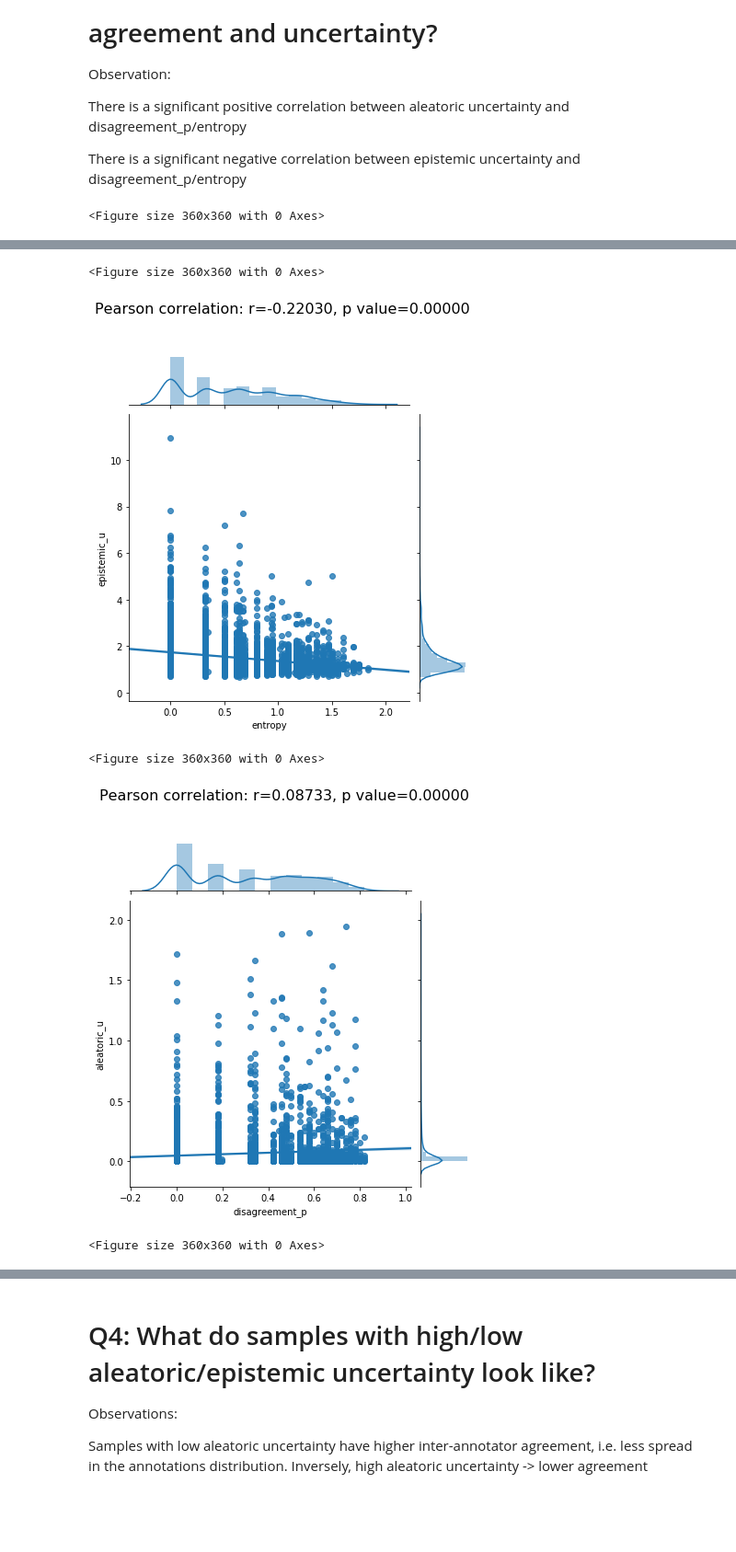
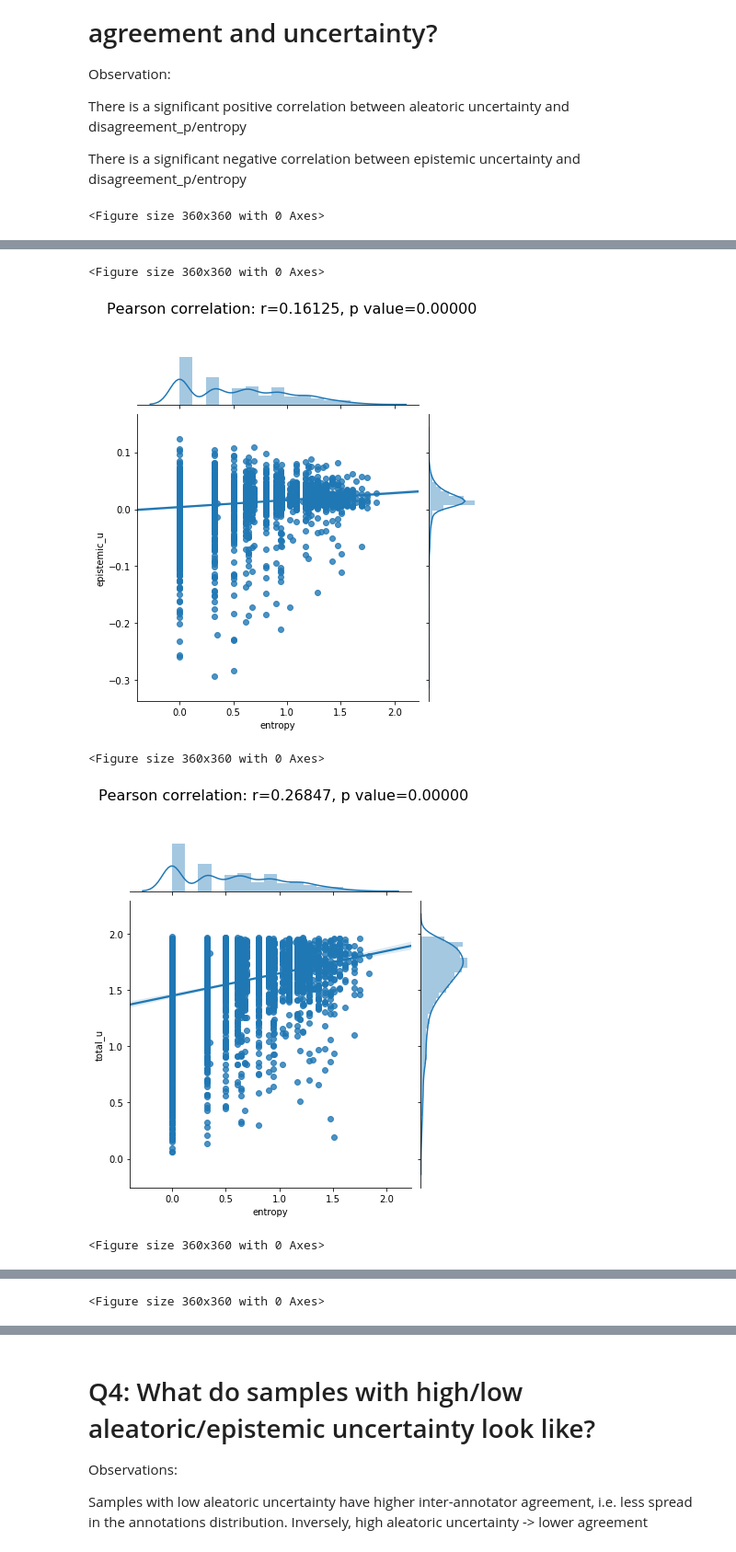
Before and after one commit to asmadotgh/unc-net, a Jupyter notebook: src/uncnet_exploration.ipynb, the cells around one changed output, grey strips where cells are left out. Shown at 92% size. Drawn from its saved outputs; the diff is of its cells as text; code cells hidden in the pictures; blank space fills up the shorter version.

Commit message:
changing how aleatoric and epistemic are being calculated: entropy

```diff
--- a/src/uncnet_exploration.ipynb
+++ b/src/uncnet_exploration.ipynb
@@ -167,10 +253,11 @@ Loading best checkpoints per uncertainty type
 # BEST_CHECKPOINTS = {'none': 1068, 'aleatoric':1012 ,'epistemic': 319 , 'both':53} # TODO only none is done
 # BEST_CHECKPOINTS = {'none': 403, 'aleatoric':353 ,'epistemic': 406 , 'both':192}
 # BEST_CHECKPOINTS = {'none': 403, 'aleatoric':428 ,'epistemic': 406 , 'both':192}
-BEST_CHECKPOINTS = {'none': 403, 'aleatoric':428 ,'epistemic': 474 , 'both':530}
+# BEST_CHECKPOINTS = {'none': 403, 'aleatoric':428 ,'epistemic': 474 , 'both':530}
+BEST_CHECKPOINTS = {'none': 403, 'aleatoric':4194 ,'epistemic': 474 , 'both':4079}
 
 # using logits (_u) or probabilities (_p_u) uncertainties?
-unc_postfix = '_u' #'_p_u'
+unc_postfix = '_u' #'_p_u' is legacy
 # %% [markdown]
 # Q1: Does modeling uncertainty improve accuracy?
 
@@ -248,6 +355,6 @@ dataset = pd.read_csv(filename)
 test = dataset[dataset['dataset'] == 'PublicTest'].reset_index(drop=True)
 test['original_ind'] = test.index
 # %%
-loss, score, class_probabilities, aleatoric_u, aleatoric_p_u, epistemic_u, epistemic_p_u = get_performance_on_data(
-    BEST_CHECKPOINTS, 'both', test_embeddings, test_labels)
+loss, score, class_probabilities, total_u, aleatoric_u, epistemic_u = get_performance_on_data(
+        BEST_CHECKPOINTS, 'both', test_embeddings, test_labels)
 # %% [output]
@@ -254,0 +362,4 @@ INFO:tensorflow:Restoring parameters from /mas/u/asma_gh/uncnet/epoch_logs_model
+# %%
+test['aleatoric_u'] = aleatoric_u
+test['epistemic_u'] = epistemic_u
+test['total_u'] = total_u
@@ -255,5 +370,6 @@ INFO:tensorflow:Restoring parameters from /mas/u/asma_gh/uncnet/epoch_logs_model
 # %%
-test['aleatoric_u'] = aleatoric_u*1000000.0
-test['epistemic_u'] = epistemic_u
-test['aleatoric_p_u'] = aleatoric_p_u*1000000.0
-test['epistemic_p_u'] = epistemic_p_u*1000000.0
+# legacy
+# test['aleatoric_u'] = aleatoric_u*1000000.0
+# test['epistemic_u'] = epistemic_u
+# test['aleatoric_p_u'] = aleatoric_p_u*1000000.0
+# test['epistemic_p_u'] = epistemic_p_u*1000000.0
@@ -318,5 +452,6 @@ def comparison_plots(test, x, y):
 for x in ['entropy', 'disagreement_p']:
     comparison_plots(test, x, f'aleatoric{unc_postfix}')
     comparison_plots(test, x, f'epistemic{unc_postfix}')
+    comparison_plots(test, x, f'total{unc_postfix}')
 # %% [output]
 <Figure size 360x360 with 0 Axes>
@@ -324,5 +459,5 @@ for x in ['entropy', 'disagreement_p']:
 <Figure size 360x360 with 0 Axes>
-[figure, old version]
+[figure, new version]
 <Figure size 360x360 with 0 Axes>
-[figure, old version]
+[figure, new version]
 <Figure size 360x360 with 0 Axes>
@@ -329,0 +465 @@ for x in ['entropy', 'disagreement_p']:
+<Figure size 360x360 with 0 Axes>
```
Also changed, not shown: parts of 17 cells of this notebook.
